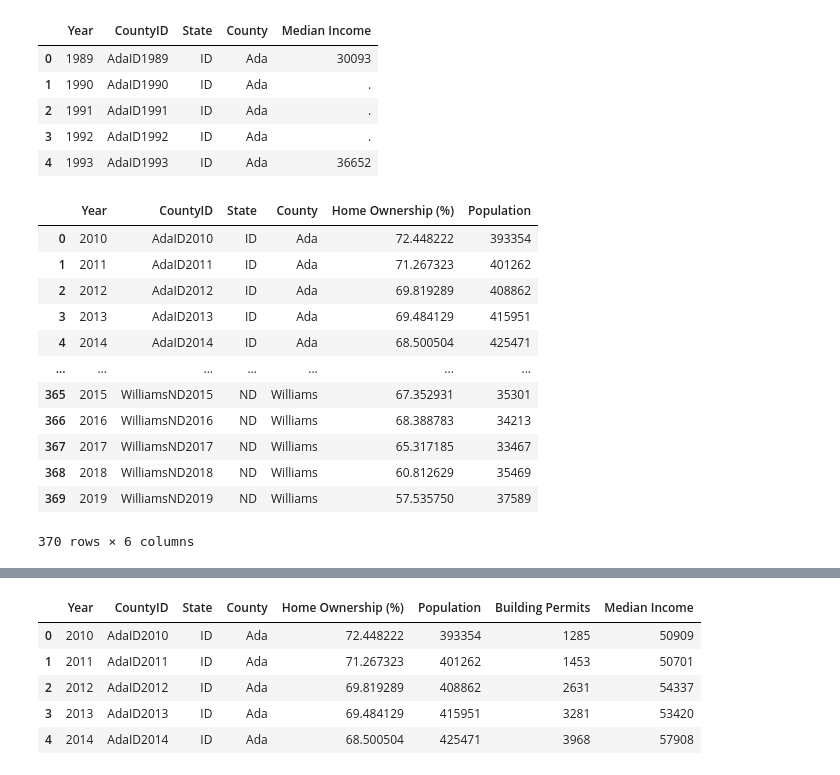
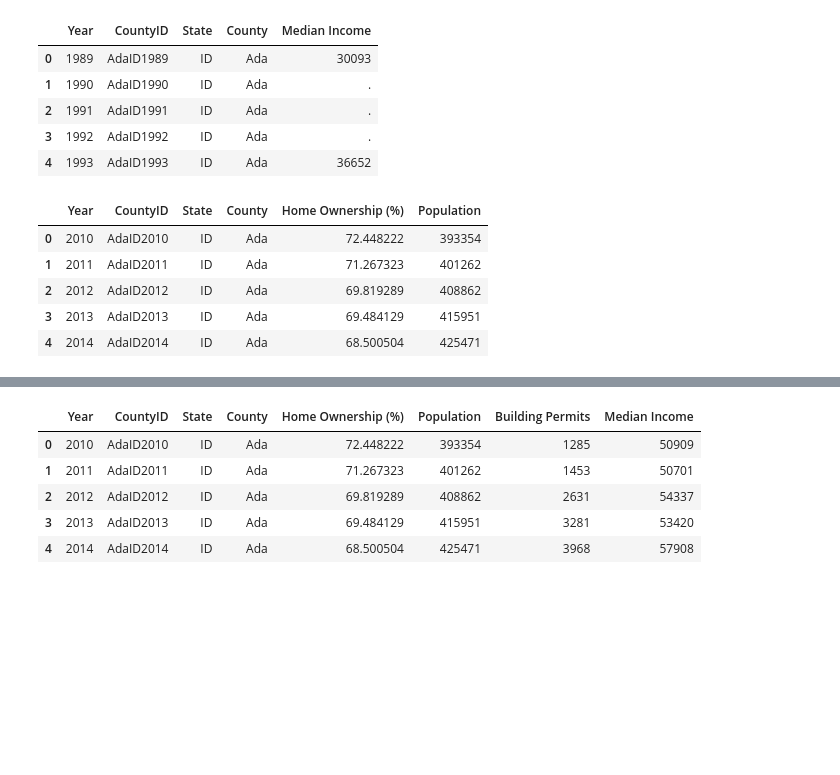
Before and after one commit to rls1316/project-one, a Jupyter notebook: Data_Cleaning.ipynb, the cells around one changed output, grey strips where cells are left out. Cells and saved outputs as stored; diff of their text form; code cells hidden in the pictures; blank space fills up the shorter version.

```diff
--- a/Data_Cleaning.ipynb
+++ b/Data_Cleaning.ipynb
@@ -55,25 +49,18 @@ income_df.head()
 # %%
 # drop the duplicate columns before merging
 popn_df = popn_df.drop(columns=["County", "State", "Year"])
 
 #  first merge population to homeownership rate
 df1 = pd.merge(ownership_df, popn_df, on="CountyID", how="inner")
 
-df1
+df1.head()
 # %% [output]
 |  | Year | CountyID | State | County | Home Ownership (%) | Population |
 | 0 | 2010 | AdaID2010 | ID | Ada | 72.448222 | 393354 |
 | 1 | 2011 | AdaID2011 | ID | Ada | 71.267323 | 401262 |
 | 2 | 2012 | AdaID2012 | ID | Ada | 69.819289 | 408862 |
 | 3 | 2013 | AdaID2013 | ID | Ada | 69.484129 | 415951 |
 | 4 | 2014 | AdaID2014 | ID | Ada | 68.500504 | 425471 |
-| ... | ... | ... | ... | ... | ... | ... |
-| 365 | 2015 | WilliamsND2015 | ND | Williams | 67.352931 | 35301 |
-| 366 | 2016 | WilliamsND2016 | ND | Williams | 68.388783 | 34213 |
-| 367 | 2017 | WilliamsND2017 | ND | Williams | 65.317185 | 33467 |
-| 368 | 2018 | WilliamsND2018 | ND | Williams | 60.812629 | 35469 |
-| 369 | 2019 | WilliamsND2019 | ND | Williams | 57.535750 | 37589 |
-370 rows × 6 columns
 # %%
 # drop the duplicate columns before merging
 permits_df = permits_df.drop(columns=["County", "State", "Year"])
```
Also changed, not shown: parts of 13 cells of this notebook.
